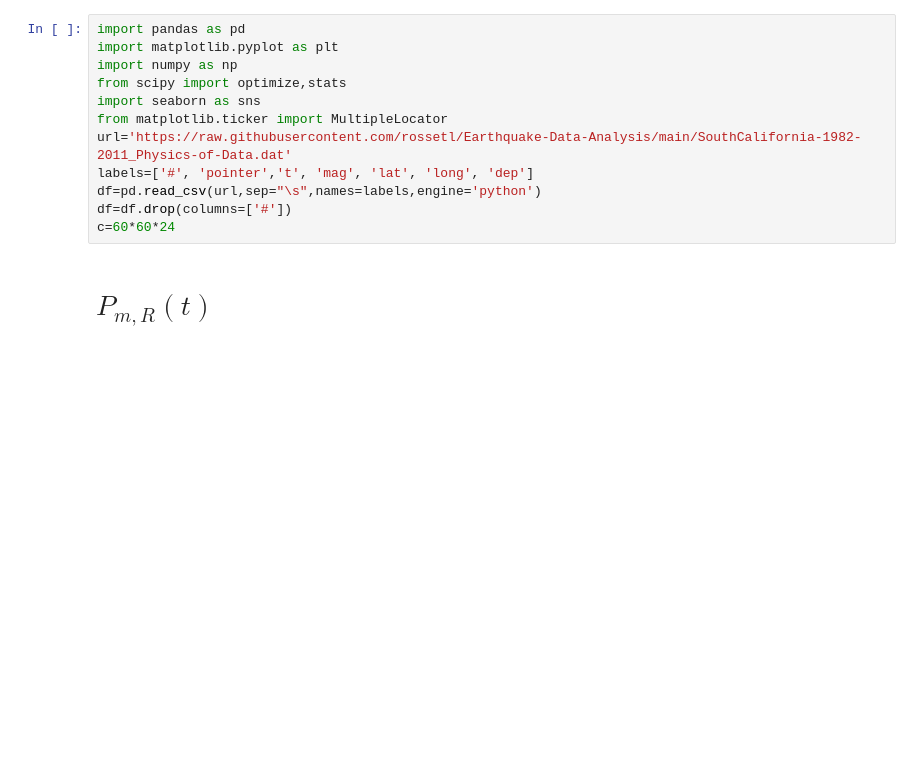
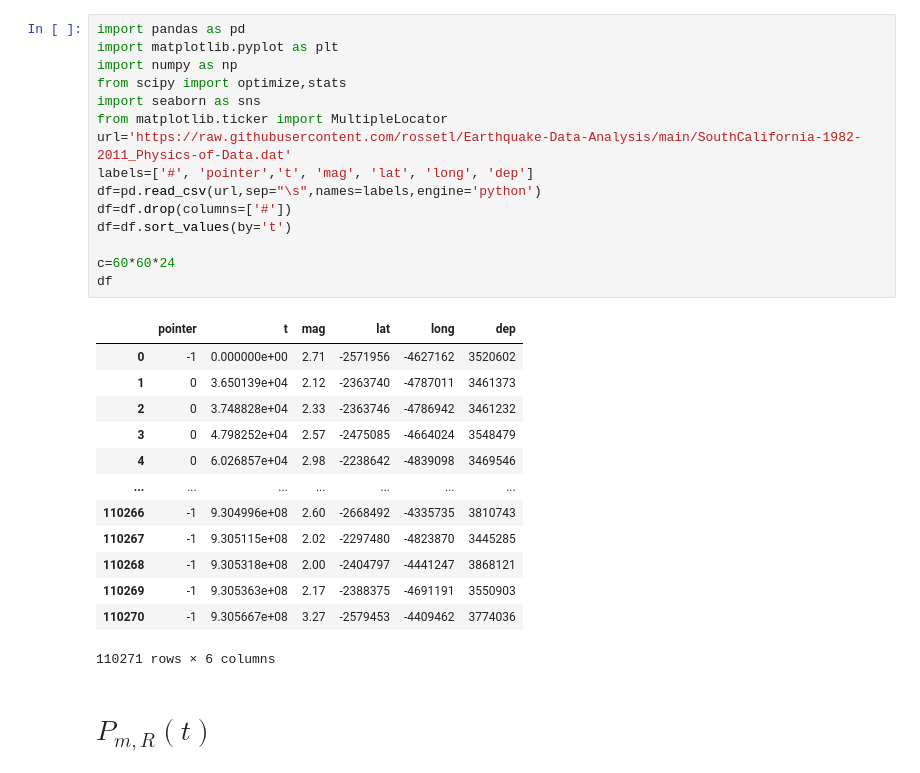
Before and after one commit to andreazanola98/Earthquake-Data-Analysis, a Jupyter notebook: Andrea.ipynb, the cells around one changed output. Saved outputs shown, nothing was run; the diff lists cells and outputs as text; blank space fills up the shorter version.

```diff
--- a/Andrea.ipynb
+++ b/Andrea.ipynb
@@ -1,15 +1,32 @@
 # %%
 import pandas as pd
 import matplotlib.pyplot as plt
 import numpy as np
 from scipy import optimize,stats
 import seaborn as sns
 from matplotlib.ticker import MultipleLocator
 url='https://raw.githubusercontent.com/rossetl/Earthquake-Data-Analysis/main/SouthCalifornia-1982-2011_Physics-of-Data.dat'
 labels=['#', 'pointer','t', 'mag', 'lat', 'long', 'dep']
 df=pd.read_csv(url,sep="\s",names=labels,engine='python')
 df=df.drop(columns=['#'])
+df=df.sort_values(by='t')
+
 c=60*60*24
+df
+# %% [output]
+|  | pointer | t | mag | lat | long | dep |
+| 0 | -1 | 0.000000e+00 | 2.71 | -2571956 | -4627162 | 3520602 |
+| 1 | 0 | 3.650139e+04 | 2.12 | -2363740 | -4787011 | 3461373 |
+| 2 | 0 | 3.748828e+04 | 2.33 | -2363746 | -4786942 | 3461232 |
+| 3 | 0 | 4.798252e+04 | 2.57 | -2475085 | -4664024 | 3548479 |
+| 4 | 0 | 6.026857e+04 | 2.98 | -2238642 | -4839098 | 3469546 |
+| ... | ... | ... | ... | ... | ... | ... |
+| 110266 | -1 | 9.304996e+08 | 2.60 | -2668492 | -4335735 | 3810743 |
+| 110267 | -1 | 9.305115e+08 | 2.02 | -2297480 | -4823870 | 3445285 |
+| 110268 | -1 | 9.305318e+08 | 2.00 | -2404797 | -4441247 | 3868121 |
+| 110269 | -1 | 9.305363e+08 | 2.17 | -2388375 | -4691191 | 3550903 |
+| 110270 | -1 | 9.305667e+08 | 3.27 | -2579453 | -4409462 | 3774036 |
+110271 rows × 6 columns
 # %% [markdown]
 # $P_{m,R}(t)$
 # %%
```
Also changed, not shown: parts of 9 cells of this notebook.
